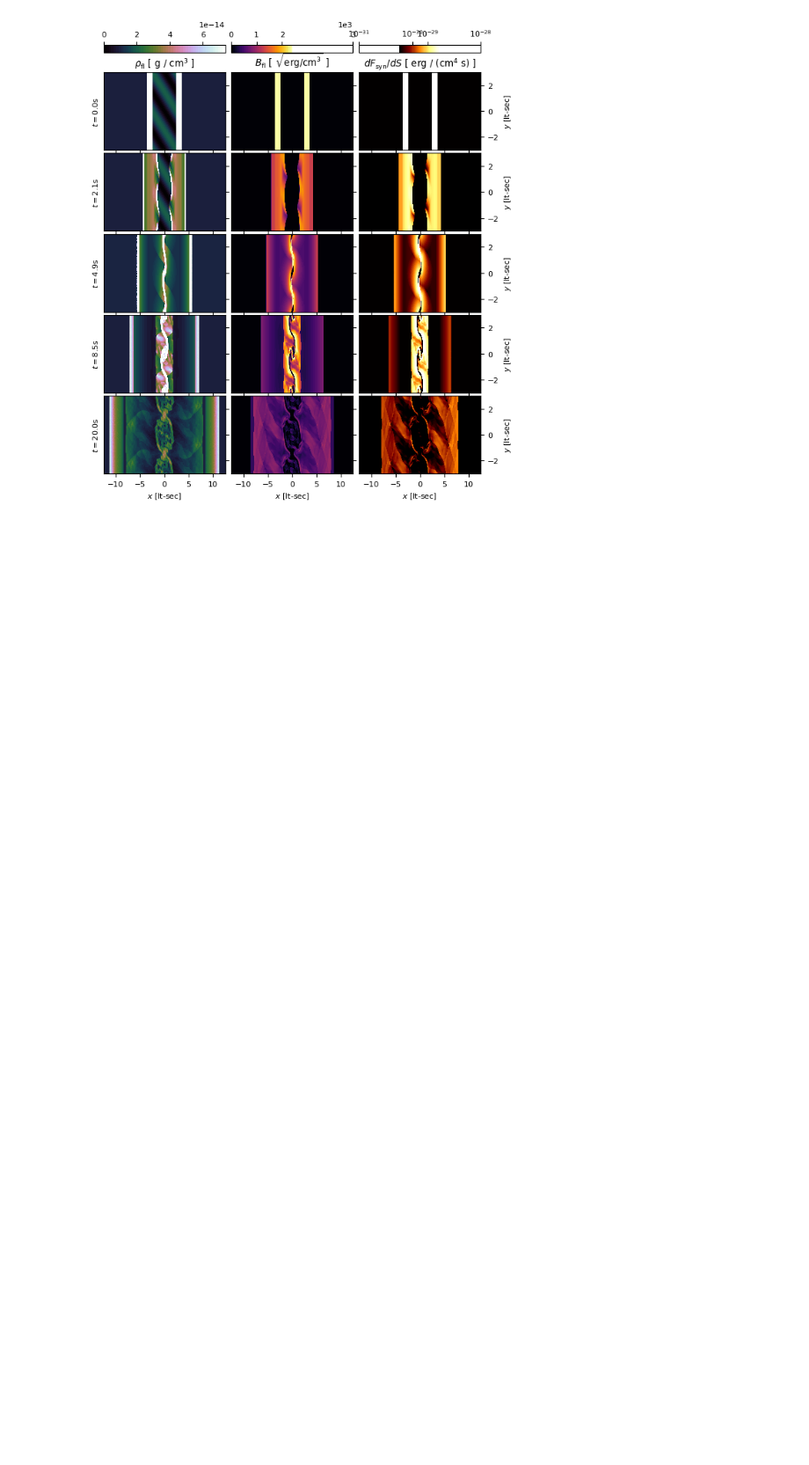
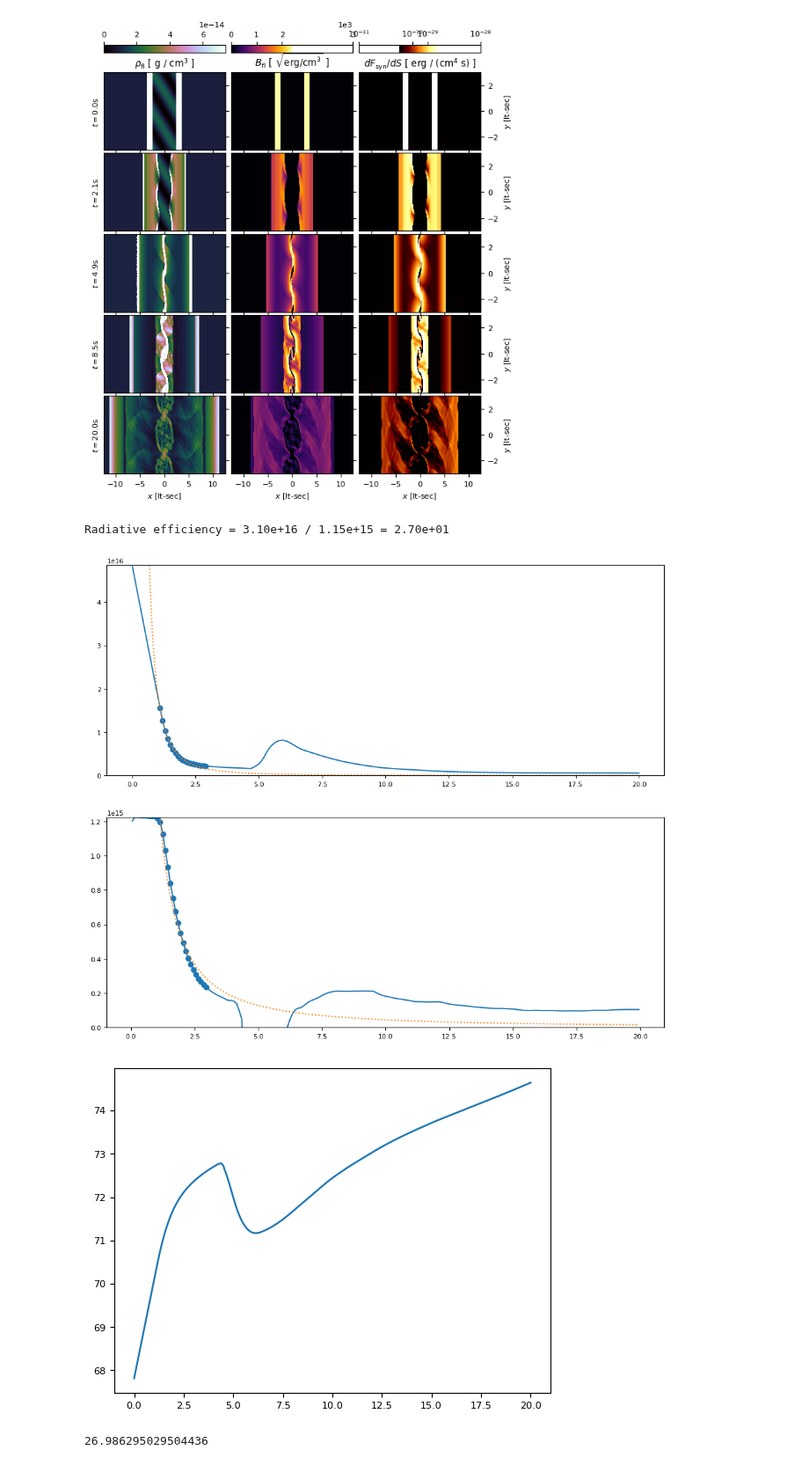
Before and after one commit to ppjanka/Corrugated_internal_shocks, a Jupyter notebook: bin_paper1/paper1_paperPlots.ipynb, the cells around one changed output. Shown at 88% size. Saved outputs shown, nothing was run; the diff lists cells and outputs as text; code cells hidden in the pictures; blank space fills up the shorter version.

```diff
--- a/bin_paper1/paper1_paperPlots.ipynb
+++ b/bin_paper1/paper1_paperPlots.ipynb
@@ -1124,4 +1427,10 @@ plt.close()
 # %%
-# radiative efficiency
-with open(f'/DATA/Dropbox/LOOTRPV/astro_projects/2020_IntSh2/athena4p2/bin_paper1/corrT1_dens/prod1_corr_ampl/results_incl{primary_incl}/history_corr1ampl1.pkl', 'rb') as f:
+with open(f'/DATA/Dropbox/LOOTRPV/astro_projects/2020_IntSh2/athena4p2/bin_paper1/corrT1_dens/prod1_corr_ampl/results_incl30/history_corr1ampl20.pkl', 'rb') as f:
     data = pkl.load(f)
+
+calculate_radEff(data, plot_fits=True, denominator='Etot')
+# %% [output]
+Radiative efficiency = 3.10e+16 / 1.15e+15 = 2.70e+01
+[figure, added]
+[figure, added]
+26.986295029504436
```
Also changed, not shown: parts of 17 cells of this notebook.
